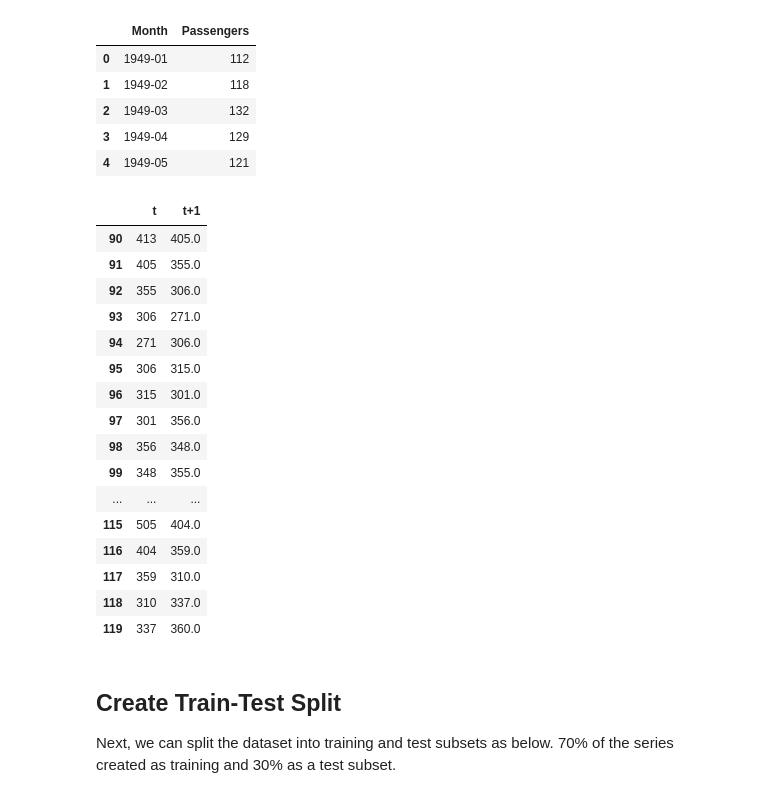
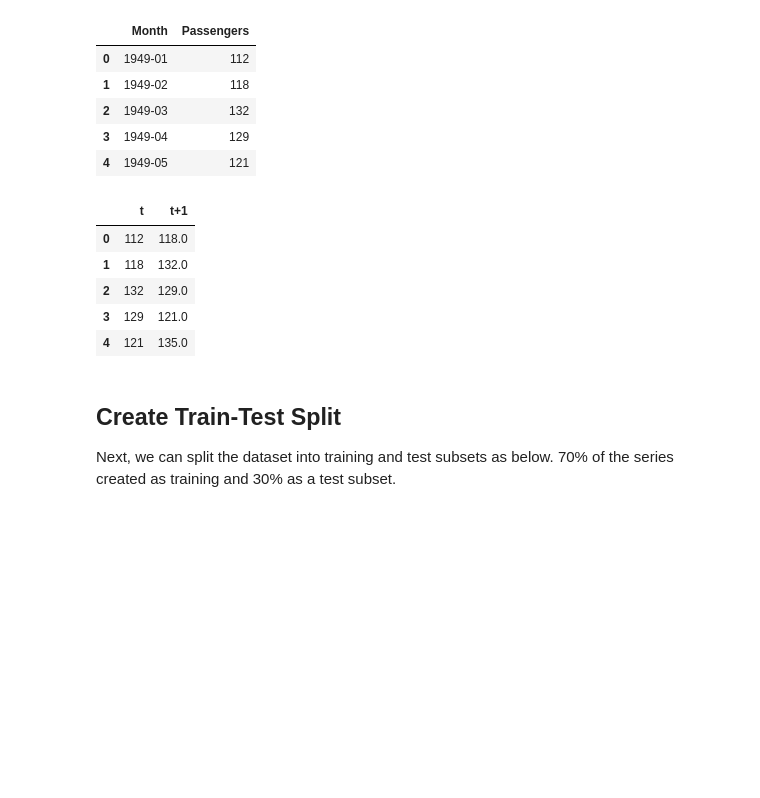
Before and after one commit to lucaskienast/Time-Series-Analysis, a Jupyter notebook: 2) Evaluation Frameworks/3)_Naive_Forecast.ipynb, the cells around one changed output. Cells and saved outputs as stored; diff of their text form; code cells hidden in the pictures; blank space fills up the shorter version.

```diff
--- a/2) Evaluation Frameworks/3)_Naive_Forecast.ipynb
+++ b/2) Evaluation Frameworks/3)_Naive_Forecast.ipynb
@@ -31,27 +31,16 @@ raw_df.head()
 # %%
 # create lag feature
 df = raw_df.copy().drop(["Month"], axis=1)
 df.columns = ["t"]
 df["t+1"] = df.shift(-1)
-df.iloc[90:120]
+df.head()
 # %% [output]
 |  | t | t+1 |
-| 90 | 413 | 405.0 |
-| 91 | 405 | 355.0 |
-| 92 | 355 | 306.0 |
-| 93 | 306 | 271.0 |
-| 94 | 271 | 306.0 |
-| 95 | 306 | 315.0 |
-| 96 | 315 | 301.0 |
-| 97 | 301 | 356.0 |
-| 98 | 356 | 348.0 |
-| 99 | 348 | 355.0 |
-| ... | ... | ... |
-| 115 | 505 | 404.0 |
-| 116 | 404 | 359.0 |
-| 117 | 359 | 310.0 |
-| 118 | 310 | 337.0 |
-| 119 | 337 | 360.0 |
+| 0 | 112 | 118.0 |
+| 1 | 118 | 132.0 |
+| 2 | 132 | 129.0 |
+| 3 | 129 | 121.0 |
+| 4 | 121 | 135.0 |
 # %% [markdown]
 ## Create Train-Test Split
 
```
Also changed, not shown: parts of 2 cells of this notebook.
